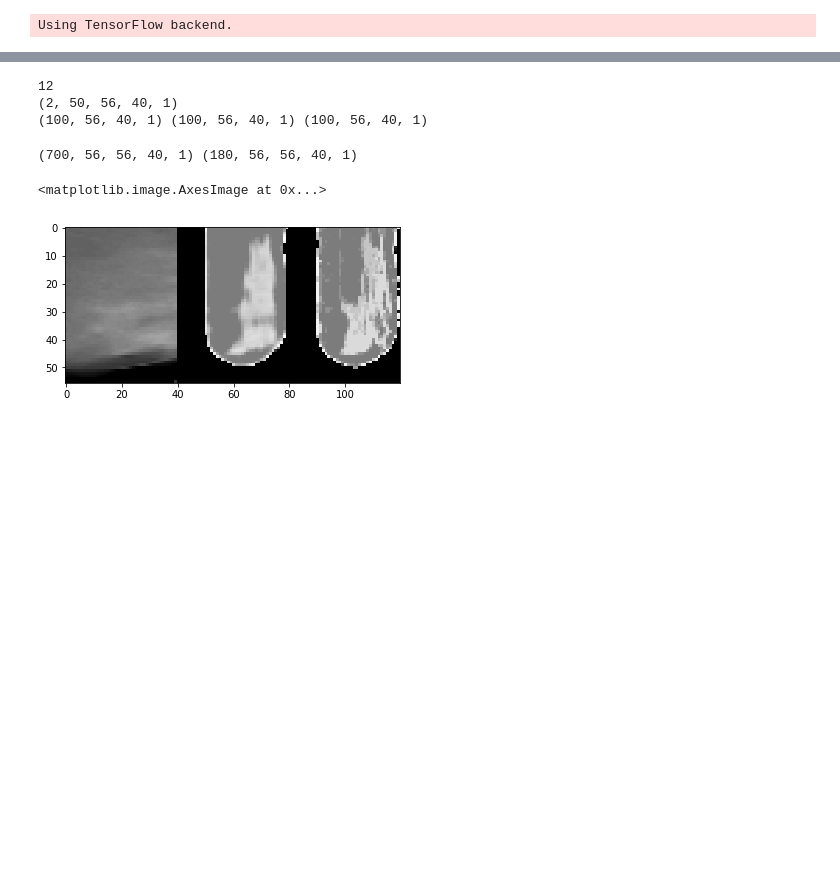
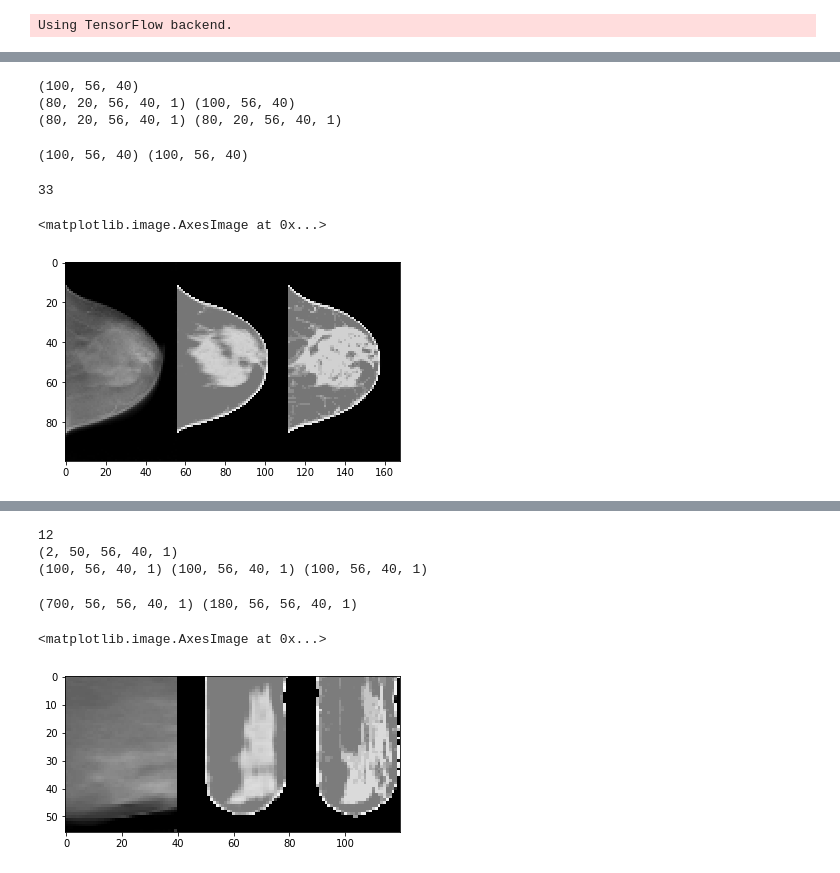
Before and after one commit to PranjalSahu/newrecon, a Jupyter notebook: recon1.ipynb, the cells around one changed output, grey strips where cells are left out. Saved outputs shown, nothing was run; the diff lists cells and outputs as text; code cells hidden in the pictures; blank space fills up the shorter version.

```diff
--- a/recon1.ipynb
+++ b/recon1.ipynb
@@ -460,5 +486,5 @@ model.fit(trainx, trainy, validation_data=(valx, valy),
 # %%
-model = load_model('/media/dril/ubuntudata/DBT-NEW/models/model15-dril.h5', compile=False)
+model = load_model('/media/dril/ubuntudata/DBT-NEW/models/model16-dril.h5', compile=True)
 # %%
 result = model.predict(valx, batch_size=4)
 print(result.shape)
@@ -466,0 +493,74 @@ print(result.shape)
+# %%
+# Make total Model from slices
+
+index   = 153#random.randint(0, 35)
+
+volx = loadmat('/media/dril/ubuntudata/DBT-NEW/recons/sart_cir_zero_'+str(index)+'.mat')
+voly = loadmat('/media/dril/ubuntudata/DBT-NEW/attenuation_values_cropped/'+str(index)+'.mat')
+
+volx = volx['xartt']
+voly = voly['head']
+
+voly = ndimage.zoom(voly, 0.125, order=1).astype(np.single)
+volx = ndimage.zoom(volx, 0.250, order=1).astype(np.single)
+
+print(volx.shape)
+
+testitx = []
+testity = []
+
+for i in range(0, 80):
+    x = volx[i:i+20]
+    testitx.append(x)
+
+for i in range(0, 80):
+    y = voly[i:i+20]
+    testity.append(y)
+
+testitx = np.array(testitx)
+testity = np.array(testity)
+
+testitx = np.expand_dims(testitx, axis=-1)
+testity = np.expand_dims(testity, axis=-1)
+
+testitx  = np.pad(testitx, ((0,0), (2, 2), (0, 0), (0, 0), (0, 0)), 'constant', constant_values = (0, 0))
+testity  = np.pad(testity, ((0,0), (2, 2), (0, 0), (0, 0), (0, 0)), 'constant', constant_values = (0, 0))
+
+result = model.predict(testitx)
+
+result  = result[:,  2:22, :, :, :]
+testitx = testitx[:, 2:22, :, :, :]
+testity = testity[:, 2:22, :, :, :]
+
+final_result = []
+for i in range(len(result)):
+    final_result.append(result[i, 10, :, :, 0])
+
+final_result = np.array(final_result)
+final_result = np.concatenate([result[0, :10, :, :, 0] , final_result], axis=0)
+final_result = np.concatenate([final_result, result[79, 10:, :, :, 0]], axis=0)
+
+print(result.shape, final_result.shape)
+
+# testitx = np.concatenate([testitx[0], testitx[1], testitx[2], testitx[3], testitx[4]], axis=0)
+# result  = np.concatenate([result[0],  result[1], result[2], result[3], result[4]],     axis=0)
+# testity = np.concatenate([testity[0], testity[1], testity[2], testity[3], testity[4]], axis=0)
+
+#print(testity.shape, testitx.shape)
+print(testity.shape, testitx.shape)
+# %% [output]
+(100, 56, 40)
+(80, 20, 56, 40, 1) (100, 56, 40)
+(80, 20, 56, 40, 1) (80, 20, 56, 40, 1)
+# %%
+print(volx.shape, voly.shape)
+# %% [output]
+(100, 56, 40) (100, 56, 40)
+# %%
+slicenum = 33#random.randint(0, 40)
+print(slicenum)
+plt.imshow(np.concatenate([volx[:, :, slicenum],  final_result[:, :, slicenum], voly[:, :, slicenum]], axis=-1), cmap='gray')
+# %% [output]
+33
+<matplotlib.image.AxesImage at 0x...>
+[figure, added]
```
Also changed, not shown: parts of 5 cells of this notebook.
